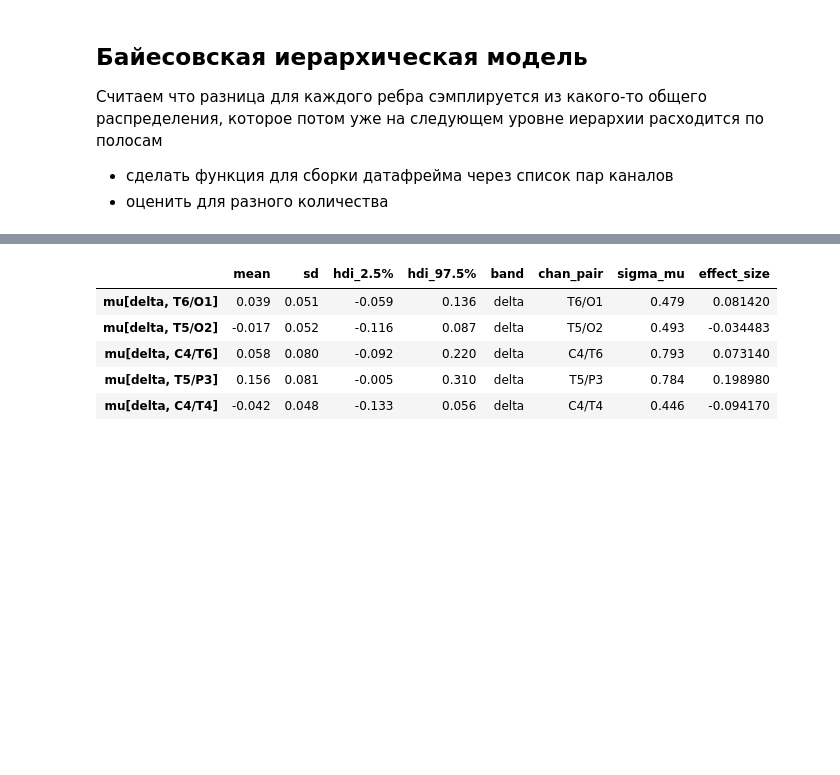
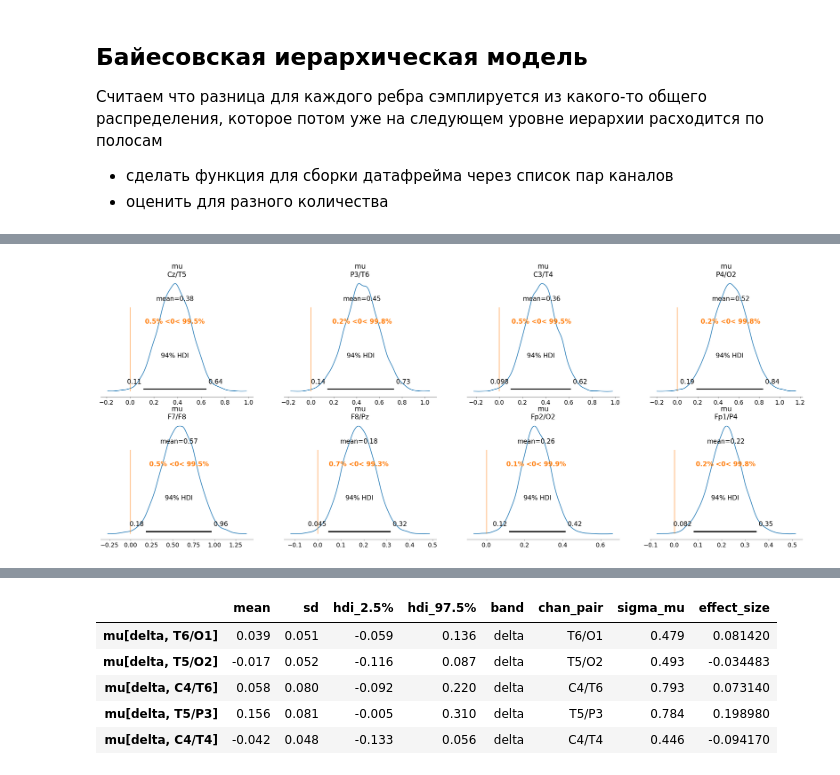
Before and after one commit to iknyazeva/EEGAnalysis, a Jupyter notebook: BayesianComparisons.ipynb, the cells around one changed output, grey strips where cells are left out. Cells and saved outputs as stored; diff of their text form; code cells hidden in the pictures; blank space fills up the shorter version.

```diff
--- a/BayesianComparisons.ipynb
+++ b/BayesianComparisons.ipynb
@@ -190,4 +213,7 @@ chan_dict = precomute_candidate_pairs(analyzer, thres = 0.001)
 # %%
-print(len(chan_dict['all']))
-chan_pairs=chan_dict['all']
-chan_df = prepare_df_with_chan_pairs(chan_pairs, df=df)
+if not PRECOMPUTED:
+    chan_dict = precomute_candidate_pairs(analyzer, thres = 0.001)
+    print(len(chan_dict['all']))
+    chan_pairs=chan_dict['all']
+    chan_df = prepare_df_with_chan_pairs(chan_pairs, df=df)
+    chan_df.head()
@@ -205,2 +220,5 @@ chan_df.head()
 # %%
-trace_indep_ind = compute_individual_model(chan_df=chan_df)
+if PRECOMPUTED:
+    trace_indep_ind = az.from_netcdf(trace_path40)
+else:
+    trace_indep_ind = compute_individual_model(chan_df=chan_df)
@@ -216,0 +225,16 @@ Sampling 4 chains for 500 tune and 2_000 draw iterations (2_000 + 8_000 draws to
+# %%
+if PRECOMPUTED:
+    mu_chan_pair_df = pd.read_csv(stats_path40, index_col=0)
+    mu_chan_pair_df.head()
+
+else:
+
+    mu_chan_pair_df = az.summary(trace_indep_ind, var_names=[ "mu"], hdi_prob=0.95, round_to=3, kind = 'stats')
+    result_list = [re.search(r"mu\[(\w+), (\w+\/\w+)\]", ind) for ind in mu_chan_pair_df.index]
+    mu_chan_pair_df["band"] = [result[1] for result in result_list]
+    mu_chan_pair_df["chan_pair"] = [result[2] for result in result_list]
+    sigma_chan_pair_df = az.summary(trace_indep_ind, var_names=[ "sigma_mu"], hdi_prob=0.95, round_to=3,
+                             kind = 'stats')
+    mu_chan_pair_df["sigma_mu"] = sigma_chan_pair_df["mean"].values
+    mu_chan_pair_df["effect_size"]  = mu_chan_pair_df["mean"]/mu_chan_pair_df["sigma_mu"]
+    mu_chan_pair_df.head()
@@ -216,0 +259,6 @@ Sampling 4 chains for 500 tune and 2_000 draw iterations (2_000 + 8_000 draws to
+# %%
+band = "delta"
+effect_size_thr = 0.4
+chan_pairs = list(mu_chan_pair_df[(mu_chan_pair_df.band==band) &
+                                  (mu_chan_pair_df.effect_size>effect_size_thr)].chan_pair.values)
+print(chan_pairs)
@@ -217,2 +279,4 @@ Sampling 4 chains for 500 tune and 2_000 draw iterations (2_000 + 8_000 draws to
 # %%
-#trace_indep_ind = az.from_netcdf('./bayes_results/trace_ind_40sbj_25_11_9h_35m.nc')
+az.plot_posterior(trace_indep_ind.posterior.mu.sel(band_type = band, chans=chan_pairs), var_names=['mu'], ref_val=0);
+# %% [output]
+[figure, added]
```
Also changed, not shown: parts of 25 cells of this notebook.
